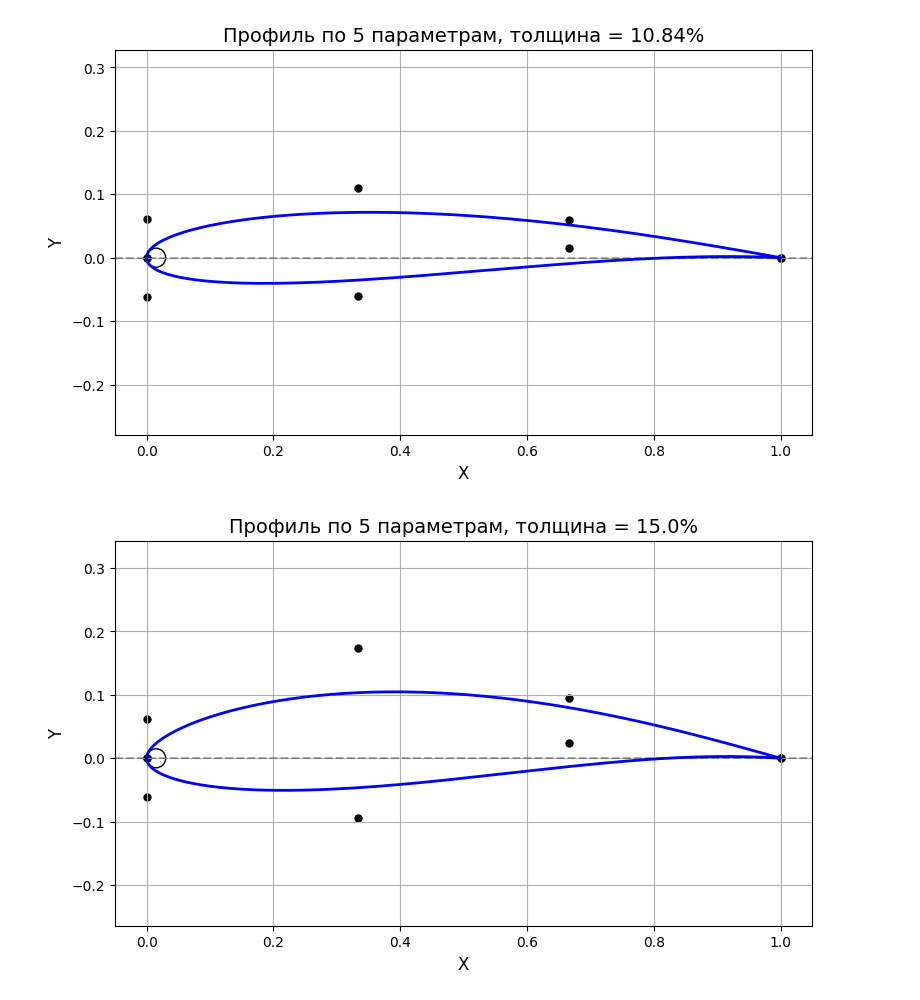
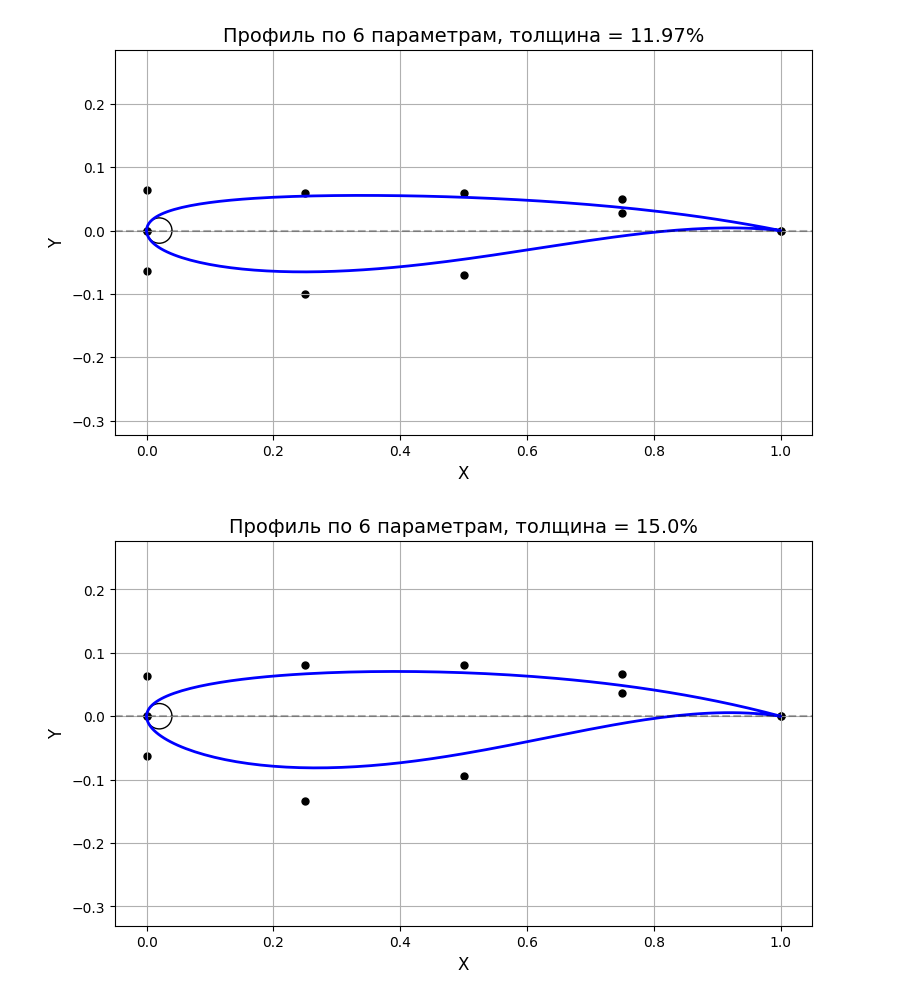
Before and after one commit to 737CMD/Diploma_bac, a Jupyter notebook: code/geometry_synt.ipynb, the cells around one changed output. Cells and saved outputs as stored; diff of their text form; code cells hidden in the pictures.

```diff
--- a/code/geometry_synt.ipynb
+++ b/code/geometry_synt.ipynb
@@ -7,13 +7,15 @@ import os
 # %%
 class airfoil_structured:
     #класс для хранения данных о профиле с структурированными точками (расстояние между всеми абсциссами одинаковое)
-    def __init__(self, r_forw, up_coords, down_coords, dy_te, min_thick = -1):
+    def __init__(self, r_forw, up_coords, down_coords, teta, dy_te, min_thick = -1):
         self.N = len(up_coords) + 3
         self.r_forw = r_forw
         self.dy_te = dy_te
         self.x_coords = np.append([0], np.linspace(0, 1, self.N-1)) #вторая точка должна висеть на нуле и задавать 1) радиус кривизны 2) вертикальность касательной передней кромки
         self.up_y_coords = np.concatenate(([0, 0], up_coords, [dy_te/2]))
-        self.down_y_coords = np.concatenate(([0, 0], down_coords, [-dy_te/2]))
+        dx = self.x_coords[-1] - self.x_coords[-2]
+        penultimate_y = np.tan(np.atan(self.up_y_coords[-2]/dx)-teta) * dx
+        self.down_y_coords = np.concatenate(([0, 0], down_coords, [penultimate_y], [-dy_te/2]))
         D = self.x_coords[2] #там на самом деле сложная формула и с ней можно ознакомиться в папке с материалами, но она упрощается до такого вида
         t = (r_forw*D*(self.N-2)/(self.N-1))**0.5
         self.up_y_coords[1] = t
@@ -48,7 +50,7 @@ class airfoil_structured:
         y_coords = np.append(data[0][1], data[1][1][::-1])
         plt.figure(figsize=(9, 5))
         plt.plot(x_coords, y_coords, 'b-', linewidth=2)
-        plt.title(f"Профиль по {(self.N-3)*2+1} параметрам, толщина = {round(self.thick()[0], 2)}%", fontsize=14)
+        plt.title(f"Профиль по {(self.N-3)*2} параметрам, толщина = {round(self.thick()[0], 2)}%", fontsize=14)
         plt.xlabel("X", fontsize=12)
         plt.ylabel("Y", fontsize=12)
         plt.grid()
@@ -77,7 +79,8 @@ class airfoil_structured:
         upper_curve, lower_curve = self.coords(N)
         x_upper, y_upper = upper_curve
         x_lower, y_lower = lower_curve
-        filename = "bezier_airfoil_icem.txt"
+        script_dir = os.path.dirname(os.path.abspath(__file__))
+        filename = os.path.join(script_dir, "bezier_airfoil_icem.txt")
         upper_sorted = zip(x_upper, y_upper)
         lower_sorted = zip(x_lower, y_lower)
         with open(filename, 'w') as f:
@@ -118,13 +121,14 @@ class airfoil_structured:
         self.down_y_coords = self.downcurve.nodes[1]
         self.N = len(self.x_coords)
 # %%
-caca0012 = airfoil_structured(0.015, [0.11, 0.06], [-0.06, 0.015], 0, min_thick=10)
+teta = np.deg2rad(5)
+caca0012 = airfoil_structured(0.02, [0.06, 0.06, 0.05], [-0.1, -0.07], teta, 0, min_thick=10)
 caca0012.plot(show_circle=True)
 caca0012.correct_thick(15)
 caca0012.plot(show_circle=True)
 # %% [output]
-[figure, old version]
+[figure, new version]
-[figure, old version]
+[figure, new version]
 # %%
 def selig_to_icem(in_file, out_file, n_points=500):
     try:
```
Also changed, not shown: 38 other files.
